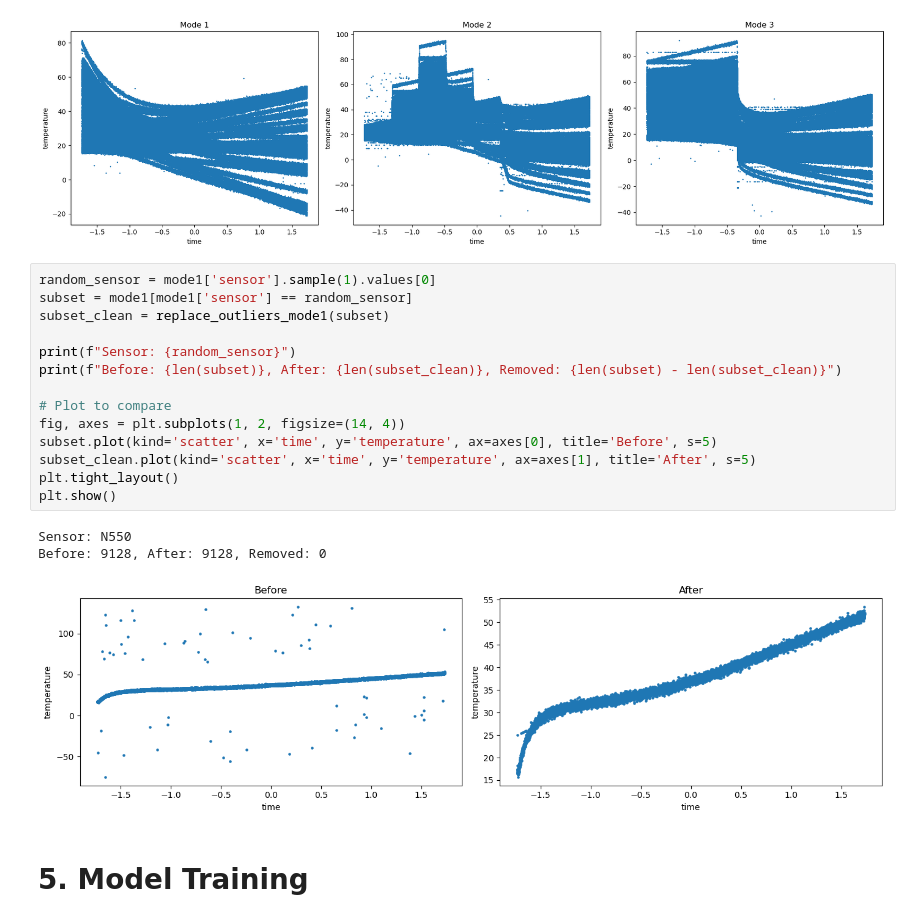
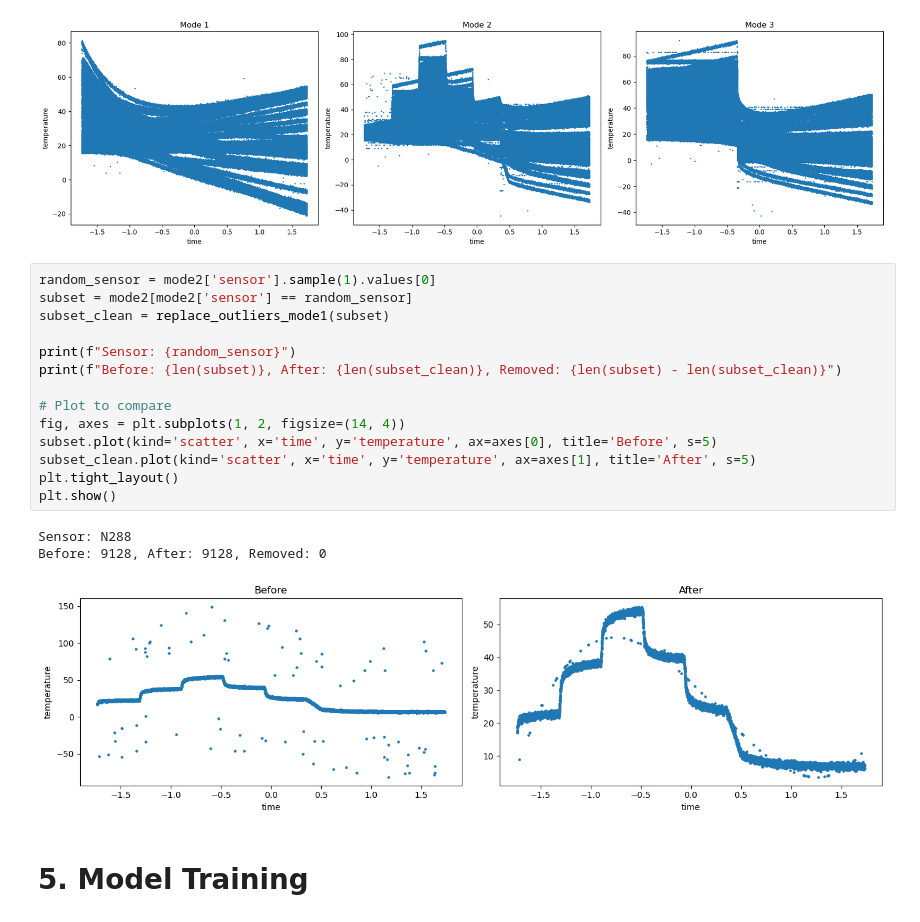
Before and after one commit to alicebeast/FinalProject_ML, a Jupyter notebook: train.ipynb, the cells around one changed output. Saved outputs shown, nothing was run; the diff lists cells and outputs as text.

```diff
--- a/train.ipynb
+++ b/train.ipynb
@@ -428,23 +445,23 @@ plt.show()
 # %% [output]
 [figure]
 # %%
-random_sensor = mode1['sensor'].sample(1).values[0]
-subset = mode1[mode1['sensor'] == random_sensor]
+random_sensor = mode2['sensor'].sample(1).values[0]
+subset = mode2[mode2['sensor'] == random_sensor]
 subset_clean = replace_outliers_mode1(subset)
 
 print(f"Sensor: {random_sensor}")
 print(f"Before: {len(subset)}, After: {len(subset_clean)}, Removed: {len(subset) - len(subset_clean)}")
 
 # Plot to compare
 fig, axes = plt.subplots(1, 2, figsize=(14, 4))
 subset.plot(kind='scatter', x='time', y='temperature', ax=axes[0], title='Before', s=5)
 subset_clean.plot(kind='scatter', x='time', y='temperature', ax=axes[1], title='After', s=5)
 plt.tight_layout()
 plt.show()
 # %% [output]
-Sensor: N550
+Sensor: N288
 Before: 9128, After: 9128, Removed: 0
-[figure, old version]
+[figure, new version]
 # %% [markdown]
 # 5. Model Training
 # %% [markdown]
```
Also changed, not shown: parts of 9 cells of this notebook.
